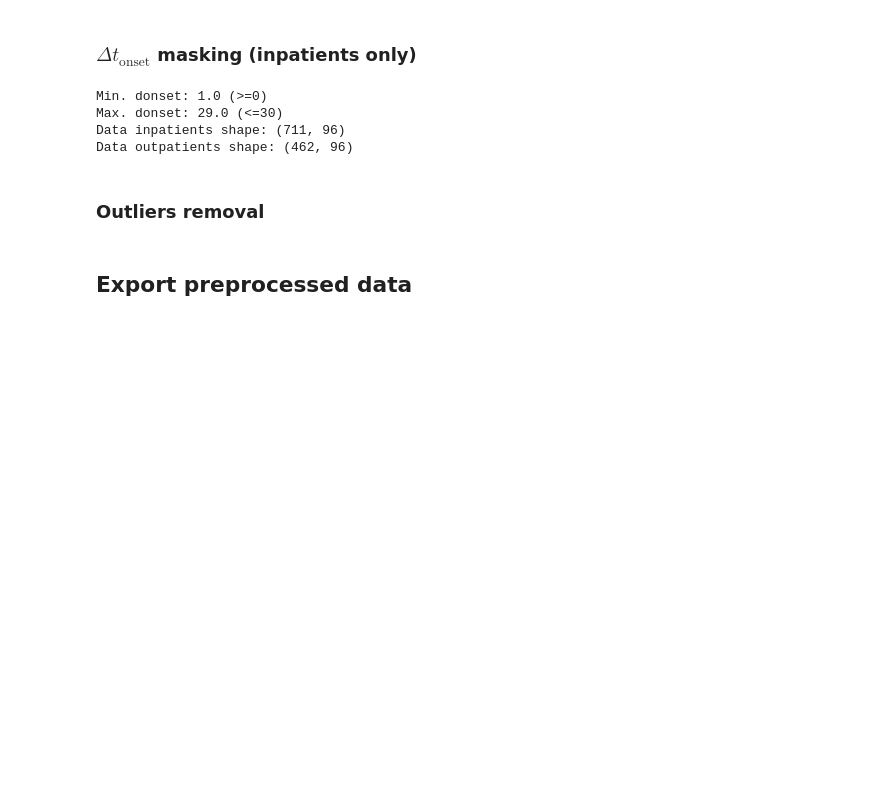
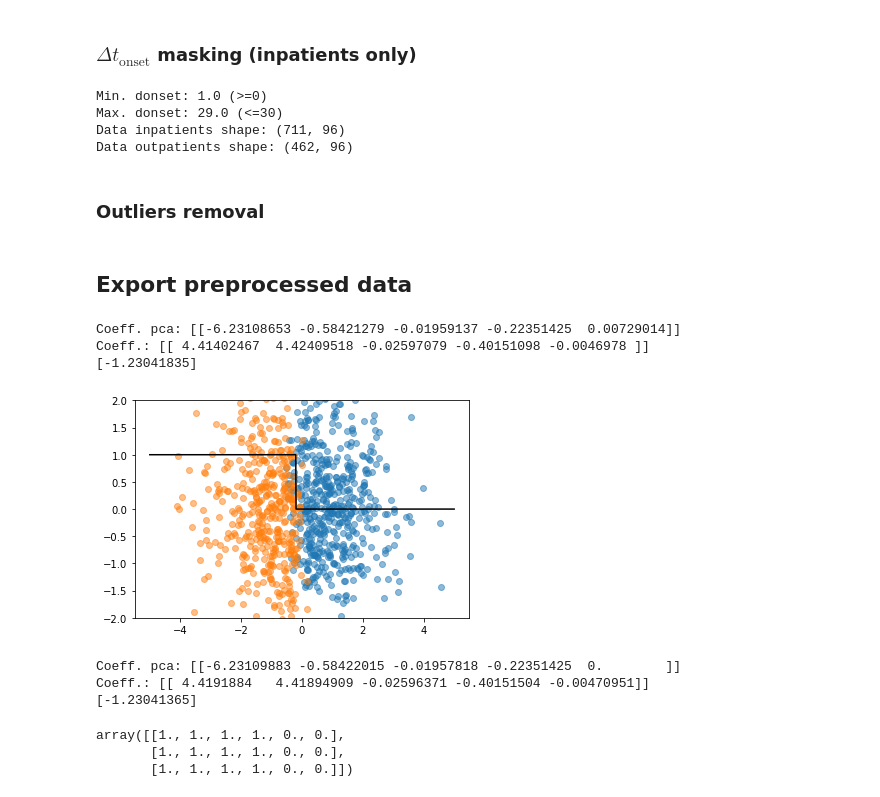
Before and after one commit to RiccardoGM/ImmuneResponseCOVID19, a Jupyter notebook: Notebooks/DataPreprocessing.ipynb, the cells around one changed output. Saved outputs shown, nothing was run; the diff lists cells and outputs as text; code cells hidden in the pictures; blank space fills up the shorter version.

```diff
--- a/Notebooks/DataPreprocessing.ipynb
+++ b/Notebooks/DataPreprocessing.ipynb
@@ -190,3 +188,62 @@ DataInpatients.to_excel(path)
 file_name = 'DataOutpatients_preprocessed.xlsx'
 path = Parameters.path_datasets + file_name
 DataOutpatients.to_excel(path)
+# %%
+# Check LR on components
+from sklearn.decomposition import PCA
+import matplotlib.pyplot as plt
+from sklearn.preprocessing import StandardScaler
+from sklearn.linear_model import LogisticRegression
+
+x_1 = np.random.normal(0, 2, (1000, 1))
+x_2 = x_1 + np.random.normal(0, 0.05, (1000, 1))
+X_low_var =  np.random.normal(0, 0.005, (1000, 3))
+X = np.concatenate((x_1, x_2, X_low_var), axis=1)
+x_1_max = max(x_1)
+y = np.array([np.random.binomial(1, min(1, 6*max(0, 0.25+el)/x_1_max), size=1) for el in x_1]).reshape(-1,)
+X_std = StandardScaler().fit_transform(X)
+model = PCA().fit(X_std)
+X_pca = model.transform(X_std)
+
+LR = LogisticRegression()
+LR.fit(X_pca, y)
+coefficients_LR = LR.coef_
+print('Coeff. pca:', coefficients_LR)
+print('Coeff.:', model.inverse_transform(coefficients_LR))
+bias_LR = LR.intercept_
+print(bias_LR)
+
+plt.scatter(X_pca[y==0, 0], X_pca[y==0, 1], alpha=0.5)
+plt.scatter(X_pca[y==1, 0], X_pca[y==1, 1], alpha=0.5)
+v = np.linspace(-5, 5, 1000)
+plt.plot(v, bias_LR+coefficients_LR[0, 0]*v>0, color='black')
+plt.ylim([-2, 2])
+
+plt.show()
+# %% [output]
+Coeff. pca: [[-6.23108653 -0.58421279 -0.01959137 -0.22351425  0.00729014]]
+Coeff.: [[ 4.41402467  4.42409518 -0.02597079 -0.40151098 -0.0046978 ]]
+[-1.23041835]
+[figure, added]
+# %%
+mask_components = model.explained_variance_ratio_.ravel()<0.05
+model.components_[mask_components] = 0
+
+X_pca_topcomp = model.transform(X_std)
+LR = LogisticRegression()
+LR.fit(X_pca_topcomp, y)
+coefficients_LR = LR.coef_
+print('Coeff. pca:', coefficients_LR)
+print('Coeff.:', model.inverse_transform(coefficients_LR))
+bias_LR = LR.intercept_
+print(bias_LR)
+# %% [output]
+Coeff. pca: [[-6.23109883 -0.58422015 -0.01957818 -0.22351425  0.        ]]
+Coeff.: [[ 4.4191884   4.41894909 -0.02596371 -0.40151504 -0.00470951]]
+[-1.23041365]
+# %%
+np.hstack((np.ones((3, 4)), np.zeros((3, 2))))
+# %% [output]
+array([[1., 1., 1., 1., 0., 0.],
+       [1., 1., 1., 1., 0., 0.],
+       [1., 1., 1., 1., 0., 0.]])
```
Also changed, not shown: parts of 2 cells of this notebook.
